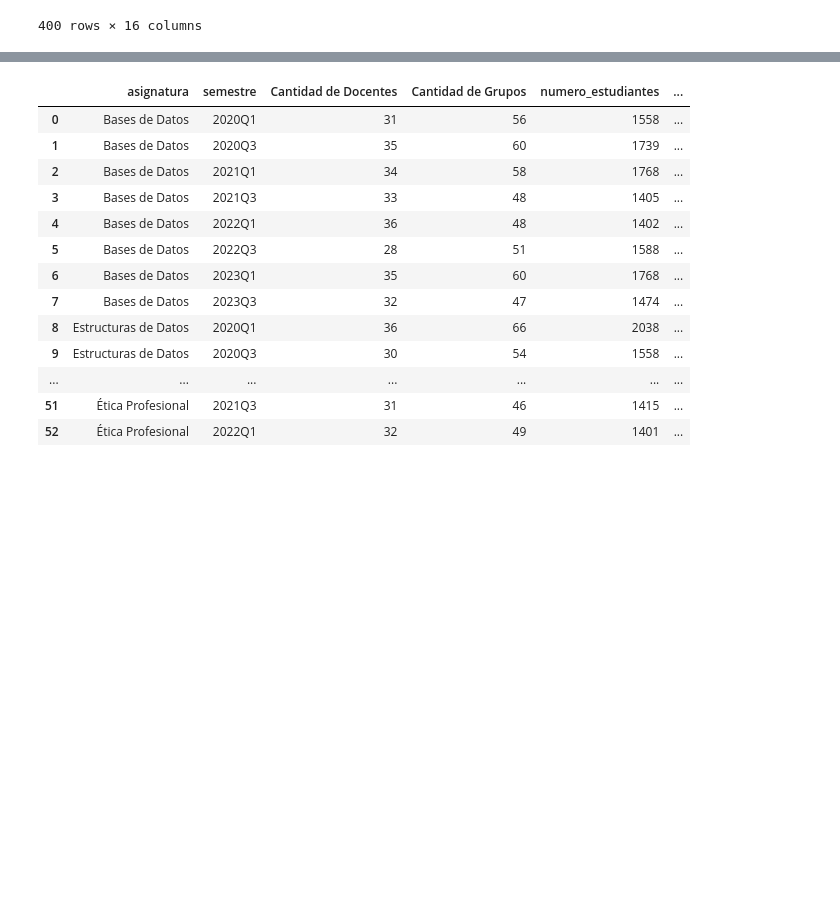
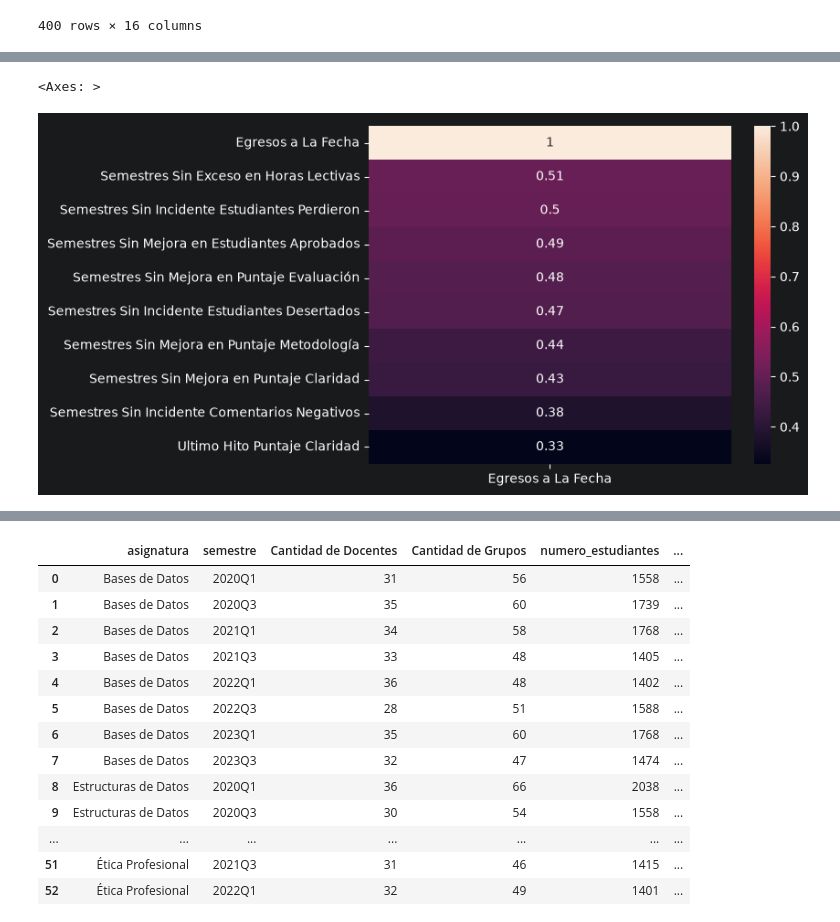
Before and after one commit to Capstone-Tech-Tailors/Analitica-Educativa, a Jupyter notebook: exploracion/Consultas Estructuradas Con Metricas.ipynb, the cells around one changed output, grey strips where cells are left out. Drawn from its saved outputs; the diff is of its cells as text; code cells hidden in the pictures; blank space fills up the shorter version.

```diff
--- a/exploracion/Consultas Estructuradas Con Metricas.ipynb
+++ b/exploracion/Consultas Estructuradas Con Metricas.ipynb
@@ -417,0 +563,15 @@ seguimiento_docente_en_cada_asignatura
+# %%
+corr_doc_asign = seguimiento_docente_en_cada_asignatura.select_dtypes(include="number").corr()
+
+chosen_corrs_est = corr_doc_asign.loc[:,
+    ["Estudiantes Aprobados"]
+].sort_values(["Estudiantes Aprobados"], ascending=[False])[:9]
+
+chosen_corrs_egr = corr_doc_asign.loc[:,
+    ["Egresos a La Fecha"]
+].sort_values(["Egresos a La Fecha"], ascending=[False])[:10]
+# %%
+sns.heatmap(chosen_corrs_egr, annot=True)
+# %% [output]
+<Axes: >
+[figure, added]
```
Also changed, not shown: parts of 11 cells of this notebook.
